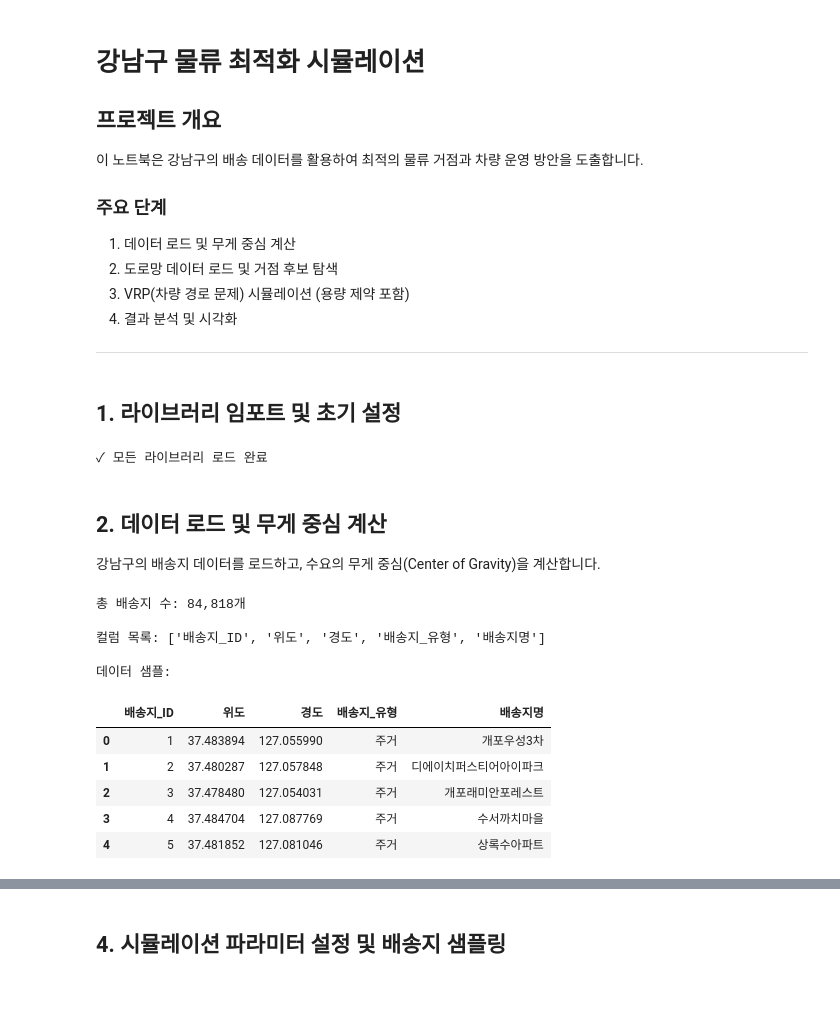
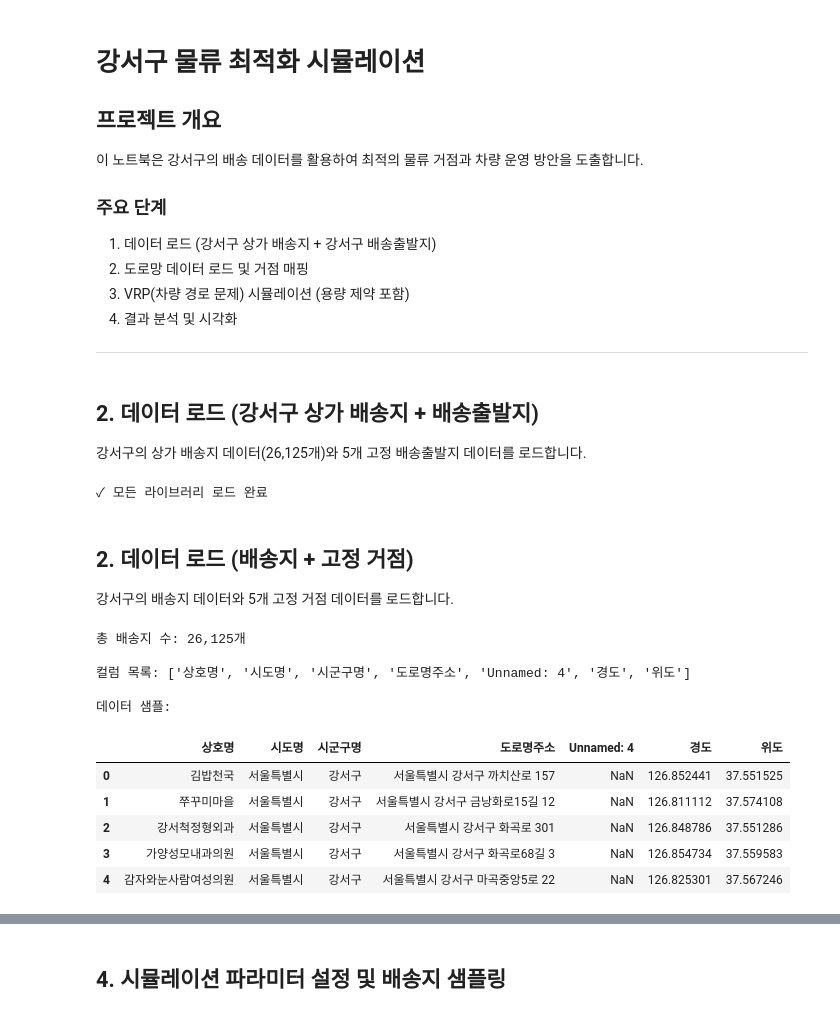
Before and after one commit to papuagigi/Logistics_management_TeamProject, a Jupyter notebook: logistics_optimization_full.ipynb, the cells around one changed output, grey strips where cells are left out. Drawn from its saved outputs; the diff is of its cells as text; code cells hidden in the pictures.

```diff
--- a/logistics_optimization_full.ipynb
+++ b/logistics_optimization_full.ipynb
@@ -1,18 +1,20 @@
 # %% [markdown]
-# 강남구 물류 최적화 시뮬레이션
+# 강서구 물류 최적화 시뮬레이션
 
 ## 프로젝트 개요
-이 노트북은 강남구의 배송 데이터를 활용하여 최적의 물류 거점과 차량 운영 방안을 도출합니다.
+이 노트북은 강서구의 배송 데이터를 활용하여 최적의 물류 거점과 차량 운영 방안을 도출합니다.
 
 ### 주요 단계
-1. 데이터 로드 및 무게 중심 계산
-2. 도로망 데이터 로드 및 거점 후보 탐색
+1. 데이터 로드 (강서구 상가 배송지 + 강서구 배송출발지)
+2. 도로망 데이터 로드 및 거점 매핑
 3. VRP(차량 경로 문제) 시뮬레이션 (용량 제약 포함)
 4. 결과 분석 및 시각화
 
 ---
 # %% [markdown]
-## 1. 라이브러리 임포트 및 초기 설정
+## 2. 데이터 로드 (강서구 상가 배송지 + 배송출발지)
+
+강서구의 상가 배송지 데이터(26,125개)와 5개 고정 배송출발지 데이터를 로드합니다.
 # %%
 # 기본 라이브러리
 import pandas as pd
@@ -44,44 +46,46 @@ print("✓ 모든 라이브러리 로드 완료")
 # %% [output]
 ✓ 모든 라이브러리 로드 완료
 # %% [markdown]
-## 2. 데이터 로드 및 무게 중심 계산
+## 2. 데이터 로드 (배송지 + 고정 거점)
 
-강남구의 배송지 데이터를 로드하고, 수요의 무게 중심(Center of Gravity)을 계산합니다.
+강서구의 배송지 데이터와 5개 고정 거점 데이터를 로드합니다.
 # %%
 # 파일 경로 설정
-file_path = '최종_배송목록_20231201_강남구.csv'
+delivery_file = '강서구_상가_위도경도도로명주소.xlsx'
+depot_file = '강서구_배송출발지_좌표.csv'
 
 # CSV 파일 안전 로드 함수
 def read_csv_safe(p):
     for enc in ["utf-8-sig", "euc-kr", "cp949"]:
         try:
             df = pd.read_csv(p, encoding=enc)
             df.columns = df.columns.str.strip()
             return df
         except UnicodeDecodeError:
             continue
     df = pd.read_csv(p)
     df.columns = df.columns.str.strip()
     return df
 
-# 데이터 로드
-df_deliveries = read_csv_safe(file_path)
+# 강서구 상가 배송지 데이터 로드 (Excel 파일)
+df_deliveries = pd.read_excel(delivery_file)
+df_deliveries.columns = df_deliveries.columns.str.strip()
 
 # 데이터 확인
 print(f"총 배송지 수: {len(df_deliveries):,}개")
 print(f"\n컬럼 목록: {df_deliveries.columns.tolist()}")
 print(f"\n데이터 샘플:")
 df_deliveries.head()
 # %% [output]
-총 배송지 수: 84,818개
+총 배송지 수: 26,125개
 
-컬럼 목록: ['배송지_ID', '위도', '경도', '배송지_유형', '배송지명']
+컬럼 목록: ['상호명', '시도명', '시군구명', '도로명주소', 'Unnamed: 4', '경도', '위도']
 
 데이터 샘플:
-|  | 배송지_ID | 위도 | 경도 | 배송지_유형 | 배송지명 |
-| 0 | 1 | 37.483894 | 127.055990 | 주거 | 개포우성3차 |
-| 1 | 2 | 37.480287 | 127.057848 | 주거 | 디에이치퍼스티어아이파크 |
-| 2 | 3 | 37.478480 | 127.054031 | 주거 | 개포래미안포레스트 |
-| 3 | 4 | 37.484704 | 127.087769 | 주거 | 수서까치마을 |
-| 4 | 5 | 37.481852 | 127.081046 | 주거 | 상록수아파트 |
+|  | 상호명 | 시도명 | 시군구명 | 도로명주소 | Unnamed: 4 | 경도 | 위도 |
+| 0 | 김밥천국 | 서울특별시 | 강서구 | 서울특별시 강서구 까치산로 157 | NaN | 126.852441 | 37.551525 |
+| 1 | 쭈꾸미마을 | 서울특별시 | 강서구 | 서울특별시 강서구 금낭화로15길 12 | NaN | 126.811112 | 37.574108 |
+| 2 | 강서척정형외과 | 서울특별시 | 강서구 | 서울특별시 강서구 화곡로 301 | NaN | 126.848786 | 37.551286 |
+| 3 | 가양성모내과의원 | 서울특별시 | 강서구 | 서울특별시 강서구 화곡로68길 3 | NaN | 126.854734 | 37.559583 |
+| 4 | 감자와눈사람여성의원 | 서울특별시 | 강서구 | 서울특별시 강서구 마곡중앙5로 22 | NaN | 126.825301 | 37.567246 |
 # %%
```
Also changed, not shown: parts of 27 cells of this notebook, 2 other files.
